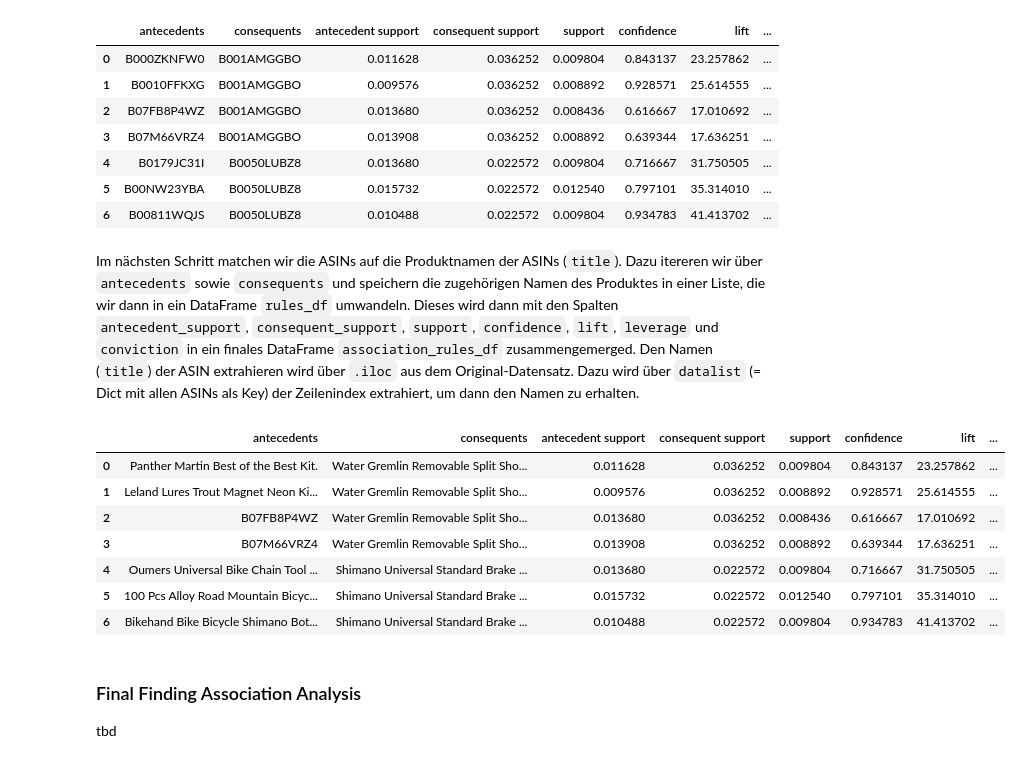
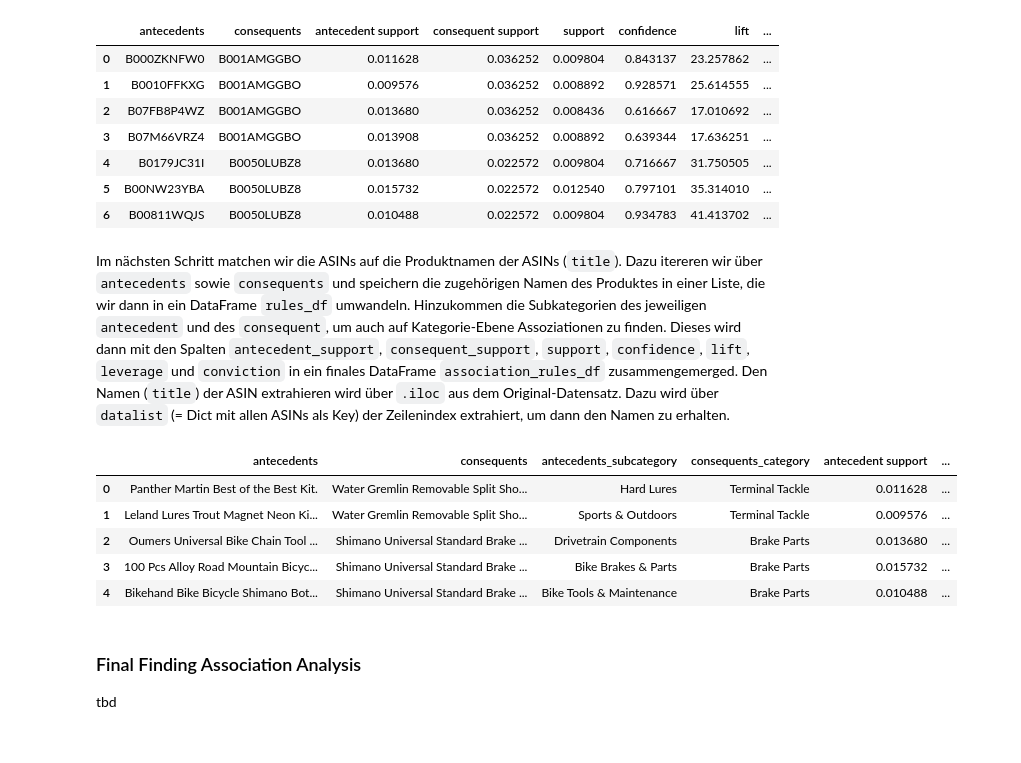
Before and after one commit to juliankulinsky/deep_learning, a Jupyter notebook: notebooks/deep_leaning_project.ipynb, the cells around one changed output. Drawn from its saved outputs; the diff is of its cells as text; code cells hidden in the pictures.

Commit message:
feat: association analysis corrections

```diff
--- a/notebooks/deep_leaning_project.ipynb
+++ b/notebooks/deep_leaning_project.ipynb
@@ -1619,46 +1617,70 @@ df_ar
 | 5 | B00NW23YBA | B0050LUBZ8 | 0.015732 | 0.022572 | 0.012540 | 0.797101 | 35.314010 | ... |
 | 6 | B00811WQJS | B0050LUBZ8 | 0.010488 | 0.022572 | 0.009804 | 0.934783 | 41.413702 | ... |
 # %% [markdown]
-Im nächsten Schritt matchen wir die ASINs auf die Produktnamen der ASINs (`title`). Dazu itereren wir über `antecedents` sowie `consequents` und speichern die zugehörigen Namen des Produktes in einer Liste, die wir dann in ein DataFrame `rules_df` umwandeln. Dieses wird dann mit den Spalten `antecedent_support`, `consequent_support`, `support`, `confidence`, `lift`, `leverage` und `conviction` in ein finales DataFrame `association_rules_df` zusammengemerged.
+Im nächsten Schritt matchen wir die ASINs auf die Produktnamen der ASINs (`title`). Dazu itereren wir über `antecedents` sowie `consequents` und speichern die zugehörigen Namen des Produktes in einer Liste, die wir dann in ein DataFrame `rules_df` umwandeln. Hinzukommen die Subkategorien des jeweiligen `antecedent` und des `consequent`, um auch auf Kategorie-Ebene Assoziationen zu finden.
+Dieses wird dann mit den Spalten `antecedent_support`, `consequent_support`, `support`, `confidence`, `lift`, `leverage` und `conviction` in ein finales DataFrame `association_rules_df` zusammengemerged.
 Den Namen (`title`) der ASIN extrahieren wird über `.iloc` aus dem Original-Datensatz. Dazu wird über `datalist` (= Dict mit allen ASINs als Key) der Zeilenindex extrahiert, um dann den Namen zu erhalten.
 # %%
 all_rules = list()
 subcats = list()
+
+# Iterieren über jeden Eintrag in antecedent und consequent
 for i in range(len(df_ar.index)):
   rules = list()
   subcat = list()
   try:
+    # Extrahieren des Produktnamen des antecedents
     rules.append(compare.iloc[datalist[df_ar['antecedents'][i]]]['title'])
-    subcat.append(compare.iloc[datalist[df_ar['antecedents'][i]]]['category'])
-  except KeyError:
+    try:
+      # Extrahieren der Kategorie des antecedents
+      category = compare.iloc[datalist[df_ar['antecedents'][i]]]['category']
+      if len(category) > 3:
+        subc = category[-2]
+      else:
+        subc = category[-1]
+    except:
+      subc = compare.iloc[datalist[df_ar['consequents'][i]]]['main_cat']
+    subcat.append(subc)
+
+  except:
     rules.append(df_ar['antecedents'][i])
     subcat.append(df_ar['antecedents'][i])
 
   try:
+    # Extrahieren des Produktnamen des consequents
     rules.append(compare.iloc[datalist[df_ar['consequents'][i]]]['title'])
-    subcat.append(compare.iloc[datalist[df_ar['consequents'][i]]]['category'])
-  except KeyError:
+    category = compare.iloc[datalist[df_ar['consequents'][i]]]['category']
+    try:
+      # Extrahieren der Kategorie des consequents
+      category = compare.iloc[datalist[df_ar['consequents'][i]]]['category']
+      if len(category) > 3:
+        subc = category[-2]
+      else:
+        subc = category[-1]
+    except:
+      subc = compare.iloc[datalist[df_ar['consequents'][i]]]['main_cat']
+    subcat.append(subc)
+  except:
     rules.append(df_ar['consequents'][i])
-    subcat.append(None)
+    subcat.append(df_ar['consequents'][i])
 
   all_rules.append(rules)
   subcats.append(subcat)
 
 rules_df = pd.DataFrame(all_rules, columns=['antecedents', 'consequents'])
-# subcats_df = pd.DataFrame(subcats)
+subcats_df = pd.DataFrame(subcats, columns=['antecedents_subcategory', 'consequents_subcategory'])
+rules_df = pd.merge(rules_df, subcats_df, left_index=True, right_index=True)
 sliced_df_ar = df_ar.iloc[:, 2:]
 
 association_rules_df = pd.merge(rules_df, sliced_df_ar, left_index=True, right_index=True)
 association_rules_df
 # %% [output]
-|  | antecedents | consequents | antecedent support | consequent support | support | confidence | lift | ... |
-| 0 | Panther Martin Best of the Best Kit. | Water Gremlin Removable Split Sho... | 0.011628 | 0.036252 | 0.009804 | 0.843137 | 23.257862 | ... |
-| 1 | Leland Lures Trout Magnet Neon Ki... | Water Gremlin Removable Split Sho... | 0.009576 | 0.036252 | 0.008892 | 0.928571 | 25.614555 | ... |
-| 2 | B07FB8P4WZ | Water Gremlin Removable Split Sho... | 0.013680 | 0.036252 | 0.008436 | 0.616667 | 17.010692 | ... |
-| 3 | B07M66VRZ4 | Water Gremlin Removable Split Sho... | 0.013908 | 0.036252 | 0.008892 | 0.639344 | 17.636251 | ... |
-| 4 | Oumers Universal Bike Chain Tool ... | Shimano Universal Standard Brake ... | 0.013680 | 0.022572 | 0.009804 | 0.716667 | 31.750505 | ... |
-| 5 | 100 Pcs Alloy Road Mountain Bicyc... | Shimano Universal Standard Brake ... | 0.015732 | 0.022572 | 0.012540 | 0.797101 | 35.314010 | ... |
-| 6 | Bikehand Bike Bicycle Shimano Bot... | Shimano Universal Standard Brake ... | 0.010488 | 0.022572 | 0.009804 | 0.934783 | 41.413702 | ... |
+|  | antecedents | consequents | antecedents_subcategory | consequents_category | antecedent support | ... |
+| 0 | Panther Martin Best of the Best Kit. | Water Gremlin Removable Split Sho... | Hard Lures | Terminal Tackle | 0.011628 | ... |
+| 1 | Leland Lures Trout Magnet Neon Ki... | Water Gremlin Removable Split Sho... | Sports & Outdoors | Terminal Tackle | 0.009576 | ... |
+| 2 | Oumers Universal Bike Chain Tool ... | Shimano Universal Standard Brake ... | Drivetrain Components | Brake Parts | 0.013680 | ... |
+| 3 | 100 Pcs Alloy Road Mountain Bicyc... | Shimano Universal Standard Brake ... | Bike Brakes & Parts | Brake Parts | 0.015732 | ... |
+| 4 | Bikehand Bike Bicycle Shimano Bot... | Shimano Universal Standard Brake ... | Bike Tools & Maintenance | Brake Parts | 0.010488 | ... |
 # %% [markdown]
 ### Final Finding Association Analysis
 
```
Also changed, not shown: parts of 4 cells of this notebook.
